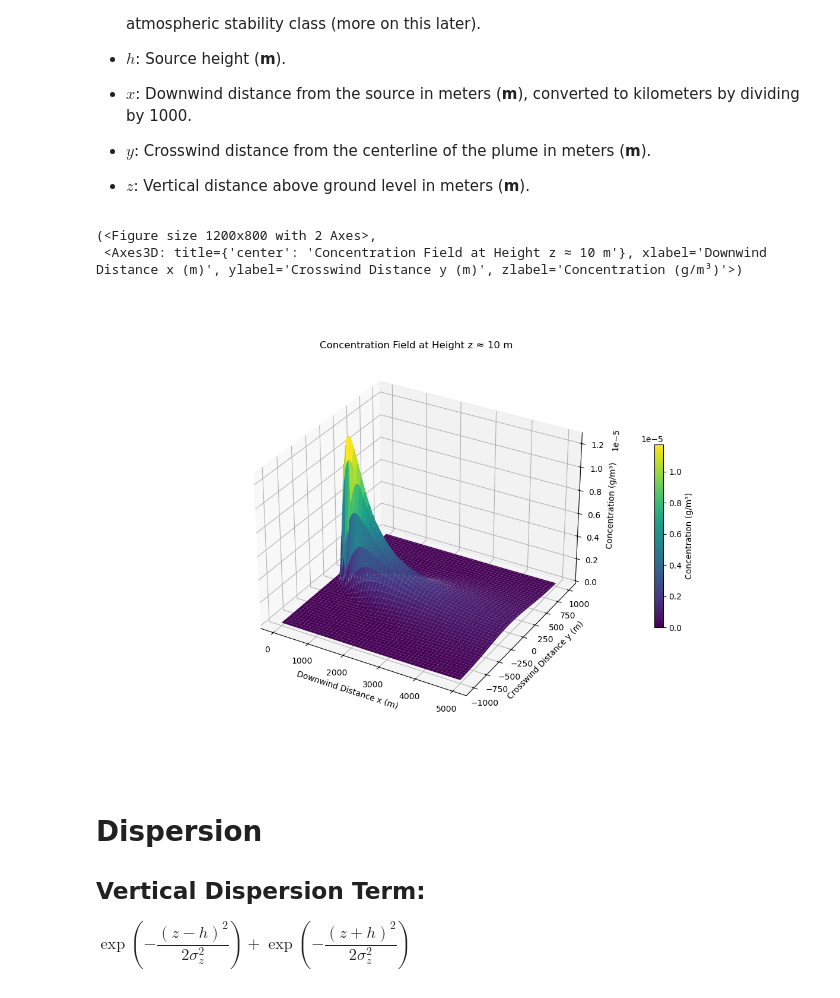
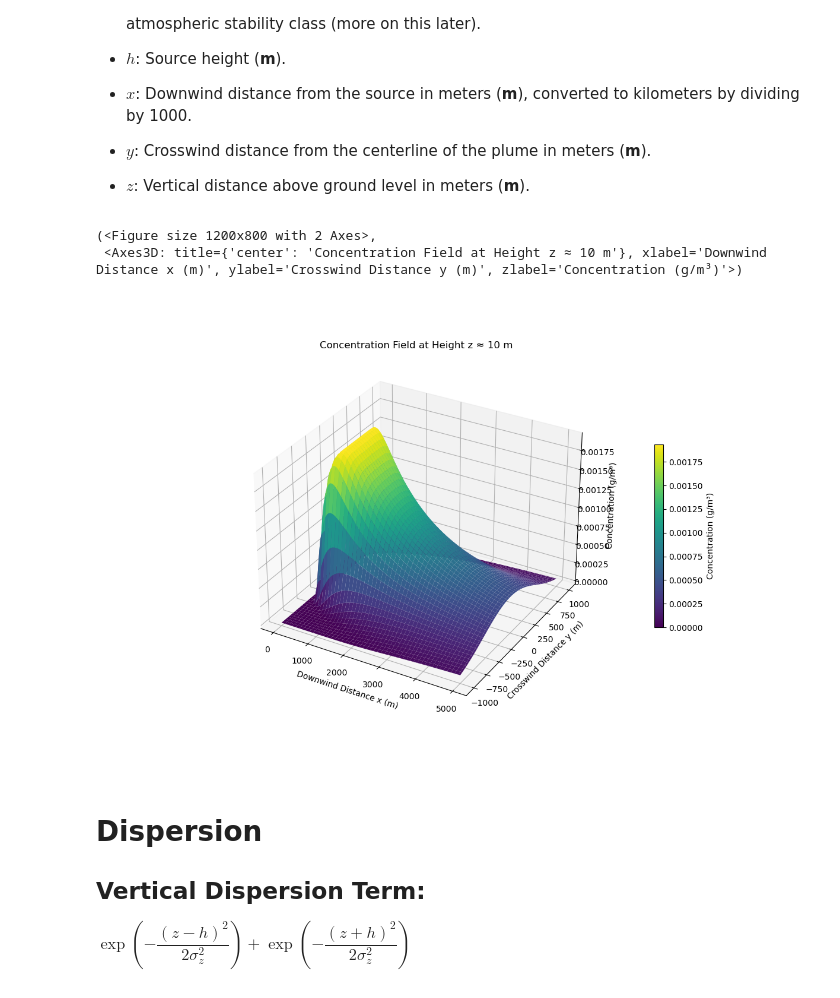
Before and after one commit to maxcharvey/methane_flux_gaussian_model, a Jupyter notebook: plume_models.ipynb, the cells around one changed output. Cells and saved outputs as stored; diff of their text form; code cells hidden in the pictures.

```diff
--- a/plume_models.ipynb
+++ b/plume_models.ipynb
@@ -37,27 +37,27 @@ C(x, y, z) =\ & \frac{q}{2 \pi u \left( \dfrac{x}{1000} \right) \sigma_y \cdot \
 - **$z$**: Vertical distance above ground level in meters (**m**).
 # %%
 # Parameters
-q = 1.0       # Emission rate in grams per second
+q = 1.0      # Emission rate in grams per second
 u = 5.0       # Wind speed in meters per second
 h = 50.0      # Effective stack height in meters
-ls = 100.0    # Source width in meters
+ls = 1000.0    # Source width in meters
 case = 2     # Atmospheric stability class (0-based index, from 0 to 5)
 
 # Create the coordinate grids
 x = np.linspace(0, 5000, 100)
 y = np.linspace(-1000, 1000, 100)
 z = np.linspace(0, 700, 50)
 X, Y, Z = np.meshgrid(x, y, z, indexing='ij')
 
 # Compute the concentration data
-concentration = fm.conc_point(q, u, X, Y, Z, h, case)
+concentration = fm.conc_point(q, u, X, Y, Z, h, ls, case)
 
 #fp.plot_isosurfaces(X, Y, Z, concentration, cmap='viridis')
 fp.plot_concentration_surface(X, Y, Z, concentration, z_level=10)
 # %% [output]
 (<Figure size 1200x800 with 2 Axes>,
  <Axes3D: title={'center': 'Concentration Field at Height z ≈ 10 m'}, xlabel='Downwind Distance x (m)', ylabel='Crosswind Distance y (m)', zlabel='Concentration (g/m³)'>)
-[figure, old version]
+[figure, new version]
 # %% [markdown]
 # Dispersion
 
```
Also changed, not shown: 2 other files.
